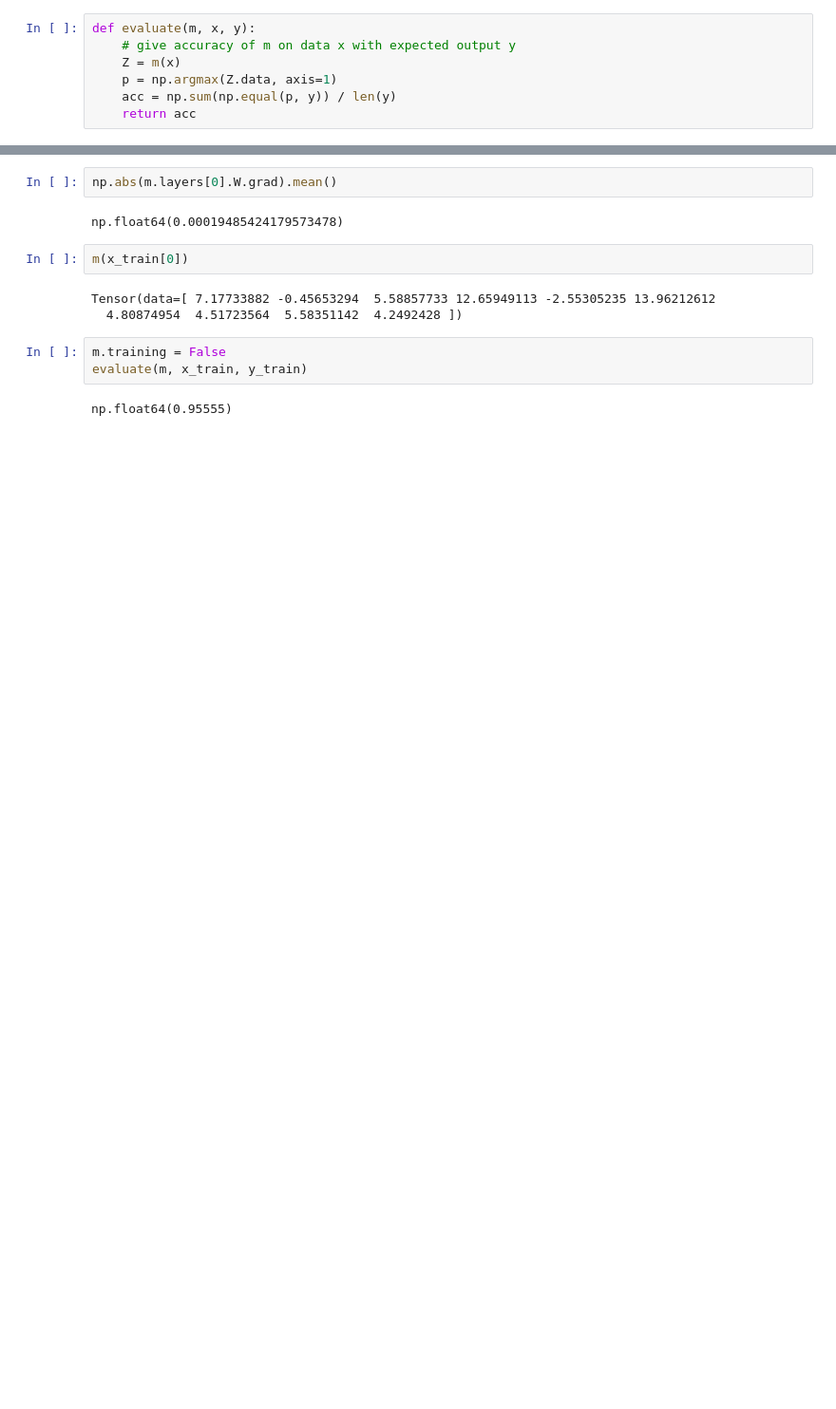
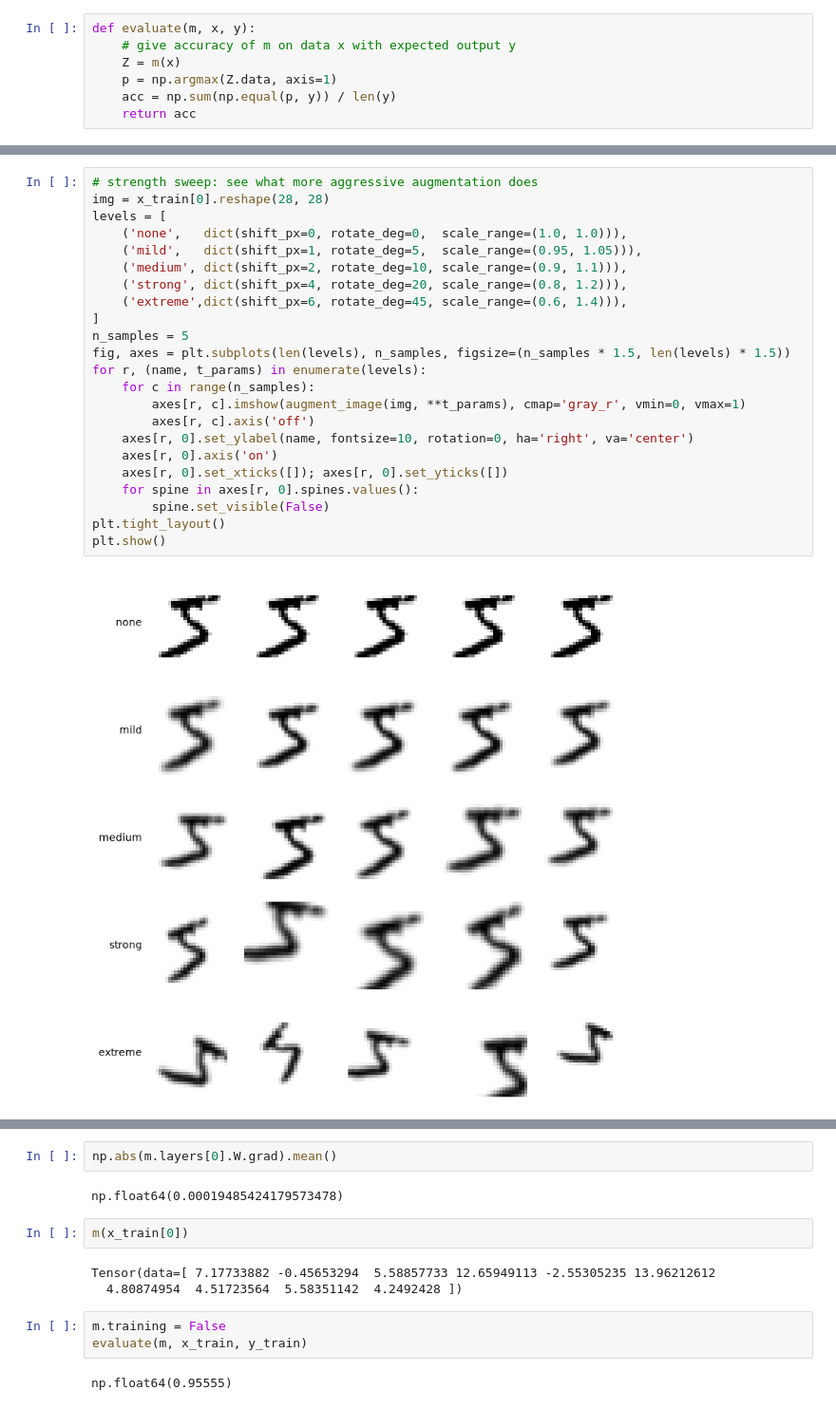
Before and after one commit to ameygupta007/NN-from-scratch, a Jupyter notebook: read-mnist-dataset.ipynb, the cells around one changed output, grey strips where cells are left out. Shown at 95% size. Cells and saved outputs as stored; diff of their text form; blank space fills up the shorter version.

```diff
--- a/read-mnist-dataset.ipynb
+++ b/read-mnist-dataset.ipynb
@@ -163,3 +184,28 @@ def evaluate(m, x, y):
+# %%
+# strength sweep: see what more aggressive augmentation does
+img = x_train[0].reshape(28, 28)
+levels = [
+    ('none',   dict(shift_px=0, rotate_deg=0,  scale_range=(1.0, 1.0))),
+    ('mild',   dict(shift_px=1, rotate_deg=5,  scale_range=(0.95, 1.05))),
+    ('medium', dict(shift_px=2, rotate_deg=10, scale_range=(0.9, 1.1))),
+    ('strong', dict(shift_px=4, rotate_deg=20, scale_range=(0.8, 1.2))),
+    ('extreme',dict(shift_px=6, rotate_deg=45, scale_range=(0.6, 1.4))),
+]
+n_samples = 5
+fig, axes = plt.subplots(len(levels), n_samples, figsize=(n_samples * 1.5, len(levels) * 1.5))
+for r, (name, t_params) in enumerate(levels):
+    for c in range(n_samples):
+        axes[r, c].imshow(augment_image(img, **t_params), cmap='gray_r', vmin=0, vmax=1)
+        axes[r, c].axis('off')
+    axes[r, 0].set_ylabel(name, fontsize=10, rotation=0, ha='right', va='center')
+    axes[r, 0].axis('on')
+    axes[r, 0].set_xticks([]); axes[r, 0].set_yticks([])
+    for spine in axes[r, 0].spines.values():
+        spine.set_visible(False)
+plt.tight_layout()
+plt.show()
+# %% [output]
+[figure, added]
 # %%
 
 import gc
```
Also changed, not shown: parts of 11 cells of this notebook, 1 other file.
